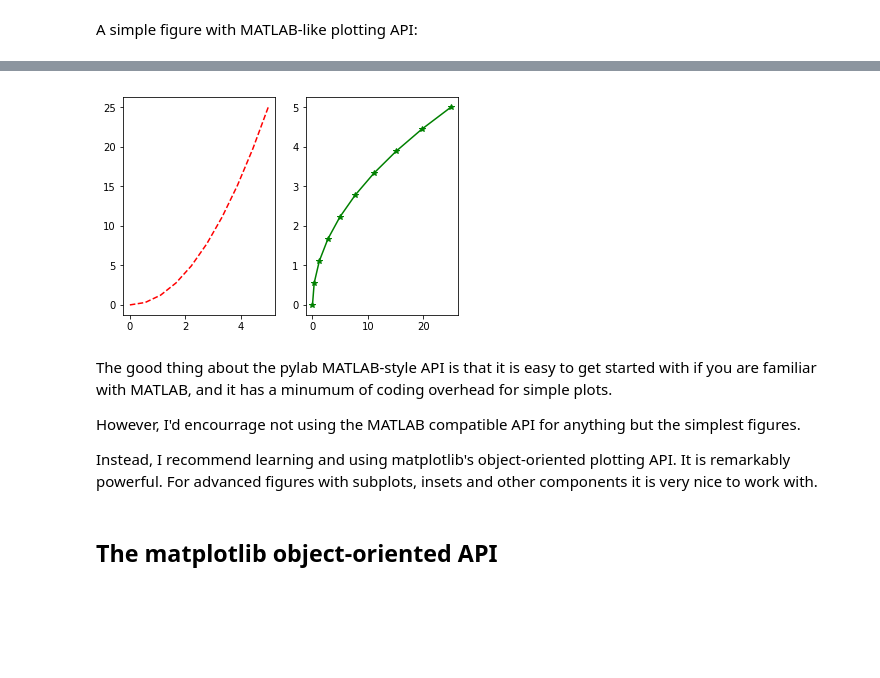
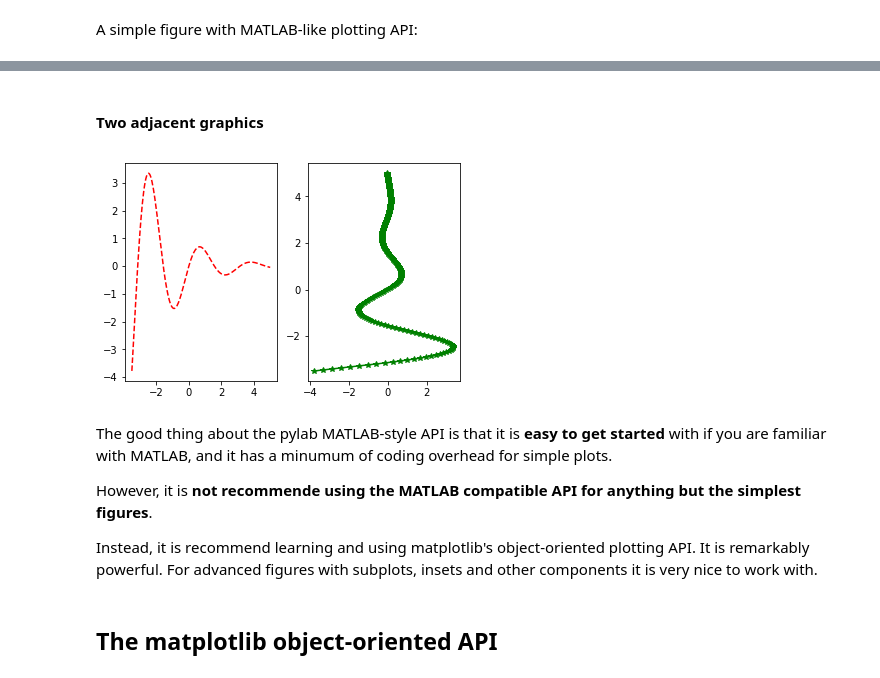
Before and after one commit to rrgalvan/numerical_python_course, a Jupyter notebook: 11-Matplotlib.ipynb, the cells around one changed output, grey strips where cells are left out. Drawn from its saved outputs; the diff is of its cells as text; code cells hidden in the pictures; blank space fills up the shorter version.

Commit message:
Updated Matplotlib

```diff
--- a/11-Matplotlib.ipynb
+++ b/11-Matplotlib.ipynb
@@ -50,6 +50,3 @@ from pylab import *
 ### Example
 # %% [markdown]
 A simple figure with MATLAB-like plotting API:
-# %%
-x = np.linspace(0, 5, 10)
-y = x ** 2
@@ -66,0 +53,5 @@ Most of the plotting related functions in MATLAB are covered by the `pylab` modu
+# %%
+f = lambda x: np.sin(2*x)*np.exp(-x/2)
+a, b = -3.5, 5 # Intervalo [a, b]
+x = np.linspace(a, b) # Array (vector) de puntos equiespaciados en $[a,b]$
+plot(x, f(x)) # Pintamos la poligonal que une los puntos $(x_i, f(x_i))$
@@ -66,0 +70,14 @@ Most of the plotting related functions in MATLAB are covered by the `pylab` modu
+# %%
+x = np.linspace(a, b, 200) # Aumentamos el número de puntos en [a,b]
+
+# Gráfica de f:
+axhline(c='k') # Eje horizontal (Color = blacK)
+axvline(c='k') # Eje vertical (Color = blacK)
+plot(x, f(x), c="r", lw=3, # Seleccionamos color y tamaño de línea
+     label="$f(x)=\sin(x)\, e^{-x^2/60}$" # Definimos una etiqueta (que se verá con 'legend')
+    )
+
+# Título, leyenda y cuadrícula:
+title("Gráfica de una función", fontsize=18)
+legend() # Mostrar leyenda
+grid()
@@ -67,16 +86,19 @@ Most of the plotting related functions in MATLAB are covered by the `pylab` modu
+# %% [markdown]
+#### Two adjacent graphics
 # %%
+y=f(x)
 subplot(1,2,1)
 plot(x, y, 'r--')
 subplot(1,2,2)
 plot(y, x, 'g*-');
 # %% [output]
-[figure, old version]
+[figure, new version]
 # %% [markdown]
-The good thing about the pylab MATLAB-style API is that it is easy to get started with if you are familiar with MATLAB, and it has a minumum of coding overhead for simple plots.
+The good thing about the pylab MATLAB-style API is that it is **easy to get started** with if you are familiar with MATLAB, and it has a minumum of coding overhead for simple plots.
 
-However, I'd encourrage not using the MATLAB compatible API for anything but the simplest figures.
+However, it is **not recommende using the MATLAB compatible API for anything but the simplest figures**.
 
-Instead, I recommend learning and using matplotlib's object-oriented plotting API. It is remarkably powerful. For advanced figures with subplots, insets and other components it is very nice to work with.
+Instead, it is recommend learning and using matplotlib's object-oriented plotting API. It is remarkably powerful. For advanced figures with subplots, insets and other components it is very nice to work with.
 # %% [markdown]
 ## The matplotlib object-oriented API
 # %% [markdown]
```
Also changed, not shown: parts of 38 cells of this notebook.
